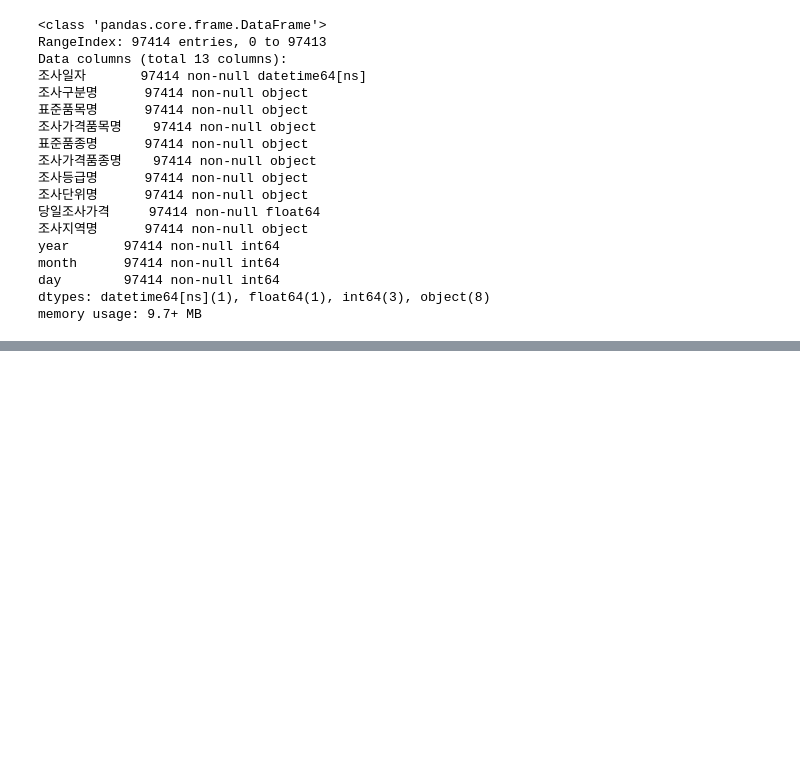
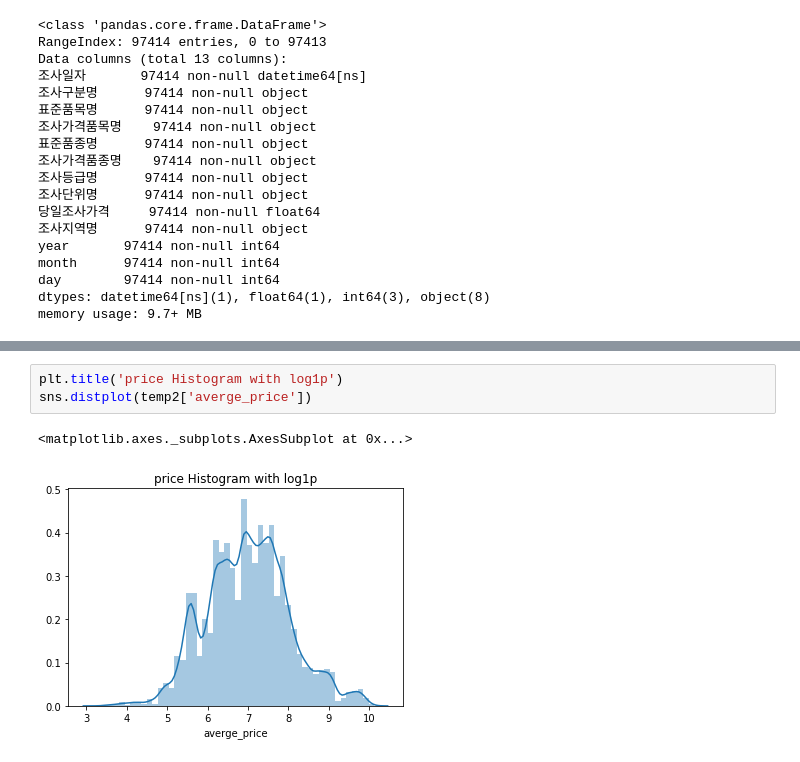
Before and after one commit to meowpunch/bobsim-research, a Jupyter notebook: src/main/python/analysis_opendata_price.ipynb, the cells around one changed output, grey strips where cells are left out. Cells and saved outputs as stored; diff of their text form; blank space fills up the shorter version.

```diff
--- a/src/main/python/analysis01.ipynb
+++ b/src/main/python/analysis_opendata_price.ipynb
@@ -194,0 +253,6 @@ memory usage: 9.7+ MB
+# %%
+plt.title('price Histogram with log1p')
+sns.distplot(temp2['averge_price'])
+# %% [output]
+<matplotlib.axes._subplots.AxesSubplot at 0x...>
+[figure, added]
```
Also changed, not shown: parts of 8 cells of this notebook, 1 other file.
